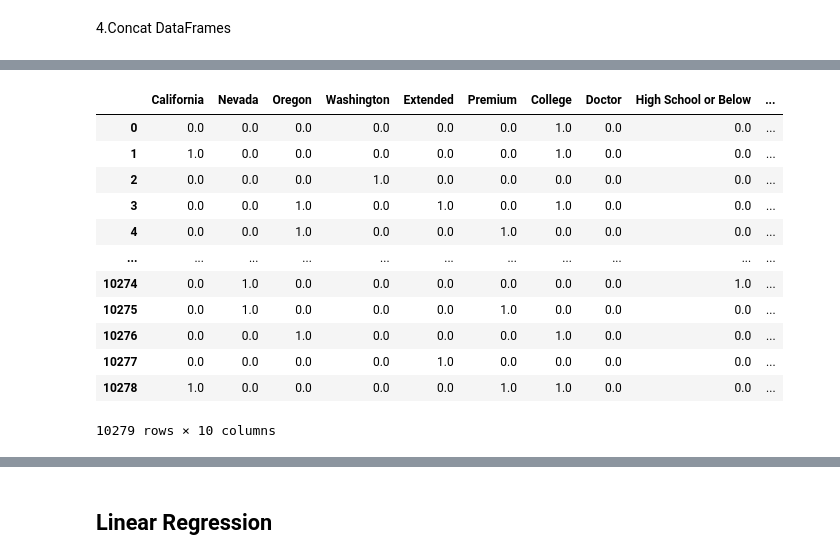
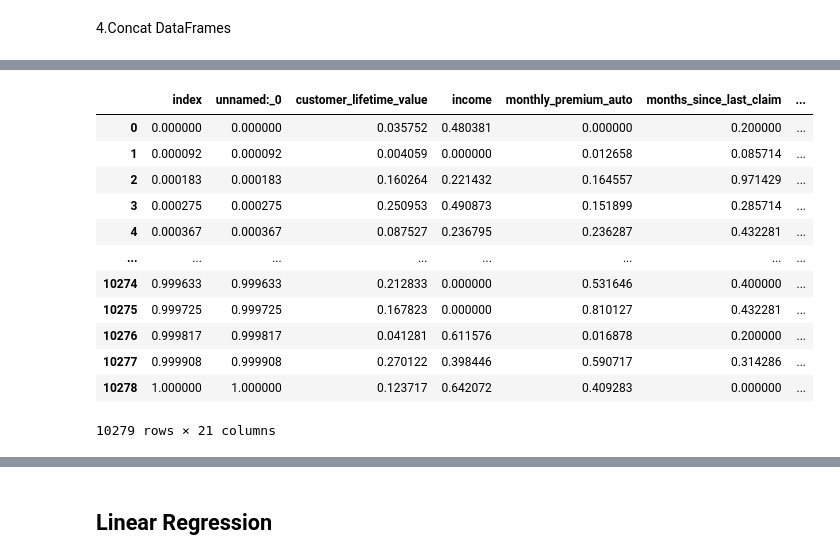
Before and after one commit to Jiaxing7/lab-customer-analysis-round-2, a Jupyter notebook: files_for_lab/csv_files/Neu Round.ipynb, the cells around one changed output, grey strips where cells are left out. Cells and saved outputs as stored; diff of their text form; code cells hidden in the pictures.

```diff
--- a/files_for_lab/csv_files/Neu Round.ipynb
+++ b/files_for_lab/csv_files/Neu Round.ipynb
@@ -918,5 +924,5 @@ education_onehot_encoded
 # %%
 # Get the numeric data
 X_num = file.select_dtypes(include = np.number)
-
-X_num
+X_num = X_num.drop(['total_claim_amount'], axis=1)
+X_num = X_num.reset_index(drop=False)
@@ -936,0 +931,7 @@ X_num
+# %%
+from sklearn.preprocessing import MinMaxScaler
+MinMaxtransformer = MinMaxScaler().fit(X_num)
+X_normalized = MinMaxtransformer.transform(X_num)
+print(X_normalized.shape)
+X_normalized = pd.DataFrame(X_normalized,columns=X_num.columns)
+X_normalized.head()
@@ -937,18 +946,17 @@ X_num
 # %%
-concat = pd.concat([state_onehot_encoded, coverage_onehot_encoded,education_onehot_encoded], axis=1)
-
-concat
+X = pd.concat([X_normalized, state_onehot_encoded, coverage_onehot_encoded,education_onehot_encoded], axis=1)
+X
 # %% [output]
-|  | California | Nevada | Oregon | Washington | Extended | Premium | College | Doctor | High School or Below | ... |
-| 0 | 0.0 | 0.0 | 0.0 | 0.0 | 0.0 | 0.0 | 1.0 | 0.0 | 0.0 | ... |
-| 1 | 1.0 | 0.0 | 0.0 | 0.0 | 0.0 | 0.0 | 1.0 | 0.0 | 0.0 | ... |
-| 2 | 0.0 | 0.0 | 0.0 | 1.0 | 0.0 | 0.0 | 0.0 | 0.0 | 0.0 | ... |
-| 3 | 0.0 | 0.0 | 1.0 | 0.0 | 1.0 | 0.0 | 1.0 | 0.0 | 0.0 | ... |
-| 4 | 0.0 | 0.0 | 1.0 | 0.0 | 0.0 | 1.0 | 0.0 | 0.0 | 0.0 | ... |
-| ... | ... | ... | ... | ... | ... | ... | ... | ... | ... | ... |
-| 10274 | 0.0 | 1.0 | 0.0 | 0.0 | 0.0 | 0.0 | 0.0 | 0.0 | 1.0 | ... |
-| 10275 | 0.0 | 1.0 | 0.0 | 0.0 | 0.0 | 1.0 | 0.0 | 0.0 | 0.0 | ... |
-| 10276 | 0.0 | 0.0 | 1.0 | 0.0 | 0.0 | 0.0 | 1.0 | 0.0 | 0.0 | ... |
-| 10277 | 0.0 | 0.0 | 0.0 | 0.0 | 1.0 | 0.0 | 0.0 | 0.0 | 0.0 | ... |
-| 10278 | 1.0 | 0.0 | 0.0 | 0.0 | 0.0 | 1.0 | 1.0 | 0.0 | 0.0 | ... |
+|  | index | unnamed:_0 | customer_lifetime_value | income | monthly_premium_auto | months_since_last_claim | ... |
+| 0 | 0.000000 | 0.000000 | 0.035752 | 0.480381 | 0.000000 | 0.200000 | ... |
+| 1 | 0.000092 | 0.000092 | 0.004059 | 0.000000 | 0.012658 | 0.085714 | ... |
+| 2 | 0.000183 | 0.000183 | 0.160264 | 0.221432 | 0.164557 | 0.971429 | ... |
+| 3 | 0.000275 | 0.000275 | 0.250953 | 0.490873 | 0.151899 | 0.285714 | ... |
+| 4 | 0.000367 | 0.000367 | 0.087527 | 0.236795 | 0.236287 | 0.432281 | ... |
+| ... | ... | ... | ... | ... | ... | ... | ... |
+| 10274 | 0.999633 | 0.999633 | 0.212833 | 0.000000 | 0.531646 | 0.400000 | ... |
+| 10275 | 0.999725 | 0.999725 | 0.167823 | 0.000000 | 0.810127 | 0.432281 | ... |
+| 10276 | 0.999817 | 0.999817 | 0.041281 | 0.611576 | 0.016878 | 0.200000 | ... |
+| 10277 | 0.999908 | 0.999908 | 0.270122 | 0.398446 | 0.590717 | 0.314286 | ... |
+| 10278 | 1.000000 | 1.000000 | 0.123717 | 0.642072 | 0.409283 | 0.000000 | ... |
-10279 rows × 10 columns
+10279 rows × 21 columns
```
Also changed, not shown: parts of 31 cells of this notebook.
